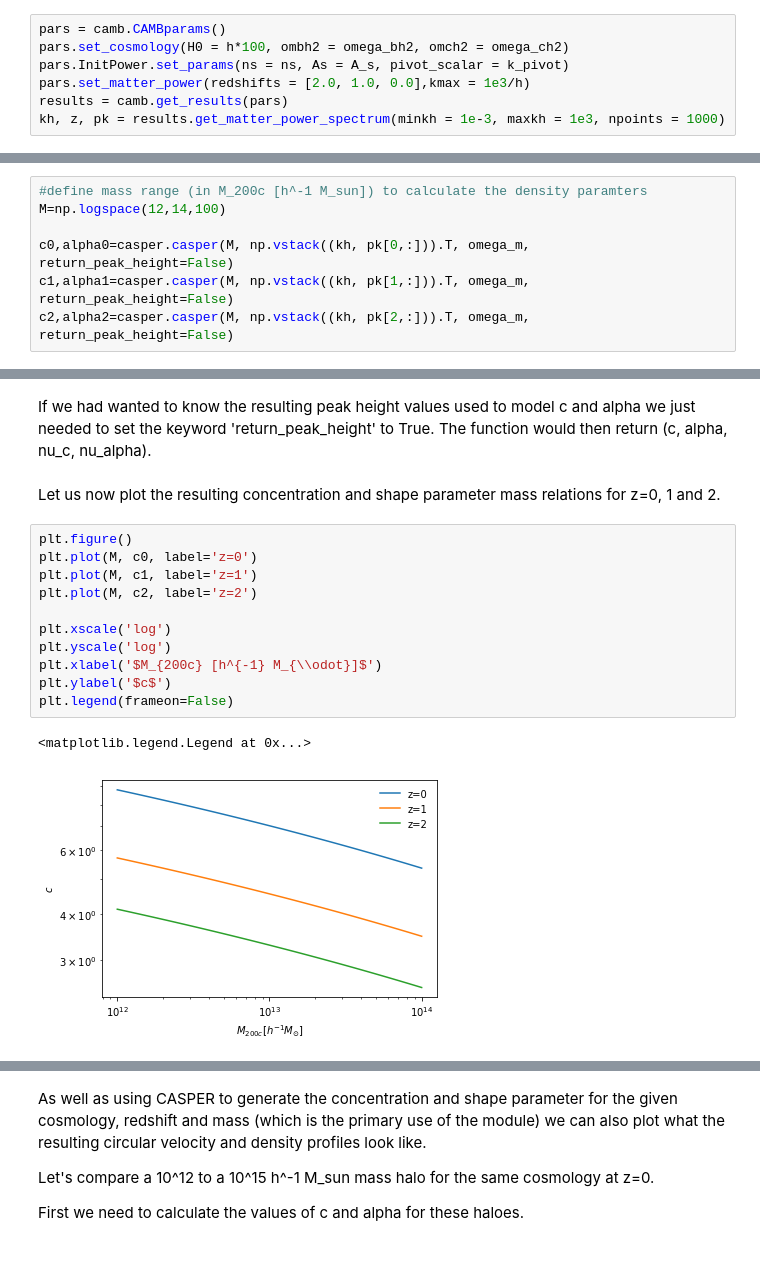
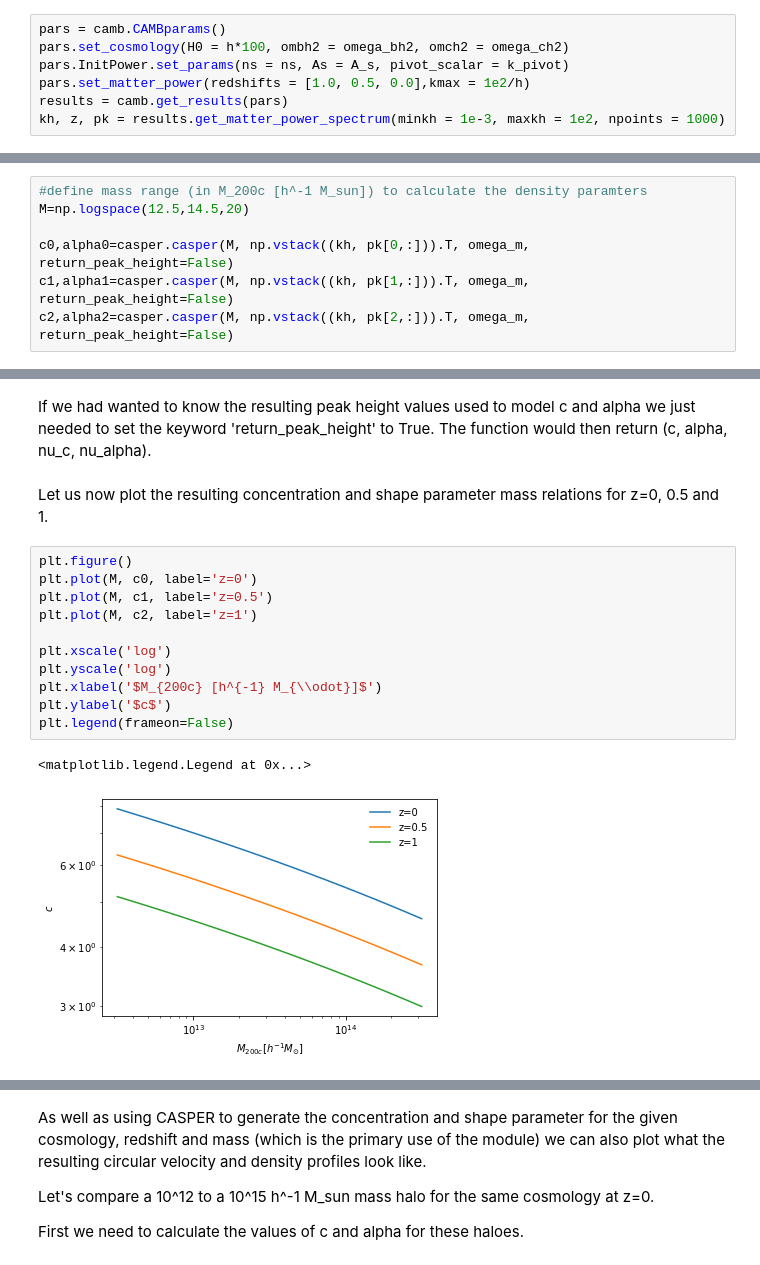
Before and after one commit to Shaun-T-Brown/CASPER-example, a Jupyter notebook: example_script.ipynb, the cells around one changed output, grey strips where cells are left out. Saved outputs shown, nothing was run; the diff lists cells and outputs as text.

```diff
--- a/example_script.ipynb
+++ b/example_script.ipynb
@@ -36,9 +33,9 @@ and writing the power spectrum output (e.g., as a text file).
 pars = camb.CAMBparams()
 pars.set_cosmology(H0 = h*100, ombh2 = omega_bh2, omch2 = omega_ch2)
 pars.InitPower.set_params(ns = ns, As = A_s, pivot_scalar = k_pivot)
-pars.set_matter_power(redshifts = [2.0, 1.0, 0.0],kmax = 1e3/h)
+pars.set_matter_power(redshifts = [1.0, 0.5, 0.0],kmax = 1e2/h)
 results = camb.get_results(pars)
-kh, z, pk = results.get_matter_power_spectrum(minkh = 1e-3, maxkh = 1e3, npoints = 1000)
+kh, z, pk = results.get_matter_power_spectrum(minkh = 1e-3, maxkh = 1e2, npoints = 1000)
 # %% [markdown]
 We can have a quick look at what the power spectra for this cosmology looks like.
 # %%
@@ -56,7 +53,7 @@ Text(0, 0.5, '$P(k)$ [$h^3$ Mpc$^{-3}$]')
 With the background cosmological parameters set and the power spectra generated we can now use CASPER to predict c and alpha for the masses we want.
 # %%
 #define mass range (in M_200c [h^-1 M_sun]) to calculate the density paramters
-M=np.logspace(12,14,100)
+M=np.logspace(12.5,14.5,20)
 
 c0,alpha0=casper.casper(M, np.vstack((kh, pk[0,:])).T, omega_m, return_peak_height=False)
 c1,alpha1=casper.casper(M, np.vstack((kh, pk[1,:])).T, omega_m, return_peak_height=False)
@@ -64,21 +63,21 @@ c2,alpha2=casper.casper(M, np.vstack((kh, pk[2,:])).T, omega_m, return_peak_heig
 # %% [markdown]
 If we had wanted to know the resulting peak height values used to model c and alpha we just needed to set the keyword 'return_peak_height' to True. The function would then return (c, alpha, nu_c, nu_alpha).
 # %% [markdown]
-Let us now plot the resulting concentration and shape parameter mass relations for z=0, 1 and 2.
+Let us now plot the resulting concentration and shape parameter mass relations for z=0, 0.5 and 1.
 # %%
 plt.figure()
 plt.plot(M, c0, label='z=0')
-plt.plot(M, c1, label='z=1')
-plt.plot(M, c2, label='z=2')
+plt.plot(M, c1, label='z=0.5')
+plt.plot(M, c2, label='z=1')
 
 plt.xscale('log')
 plt.yscale('log')
 plt.xlabel('$M_{200c} [h^{-1} M_{\\odot}]$')
 plt.ylabel('$c$')
 plt.legend(frameon=False)
 # %% [output]
 <matplotlib.legend.Legend at 0x...>
-[figure, old version]
+[figure, new version]
 # %%
 plt.figure()
 plt.plot(M, alpha0, label='z=0')
```
Also changed, not shown: parts of 9 cells of this notebook.
